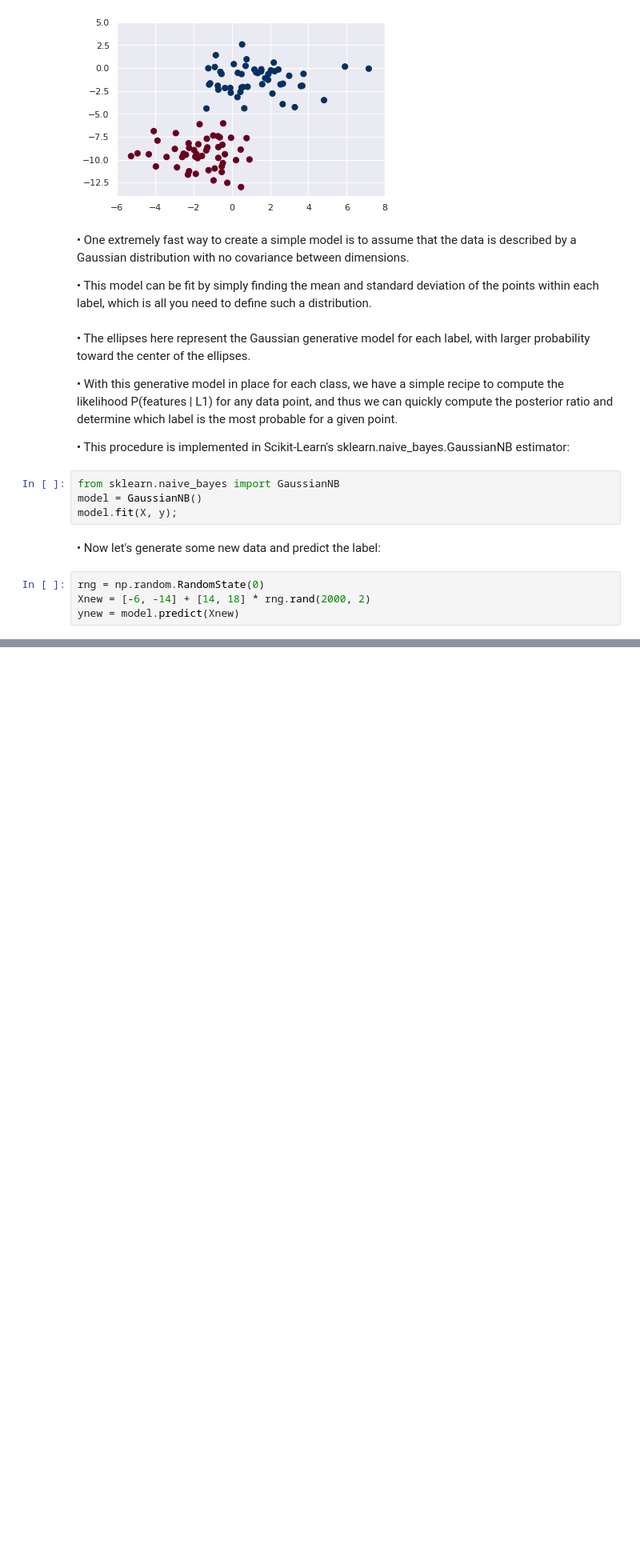
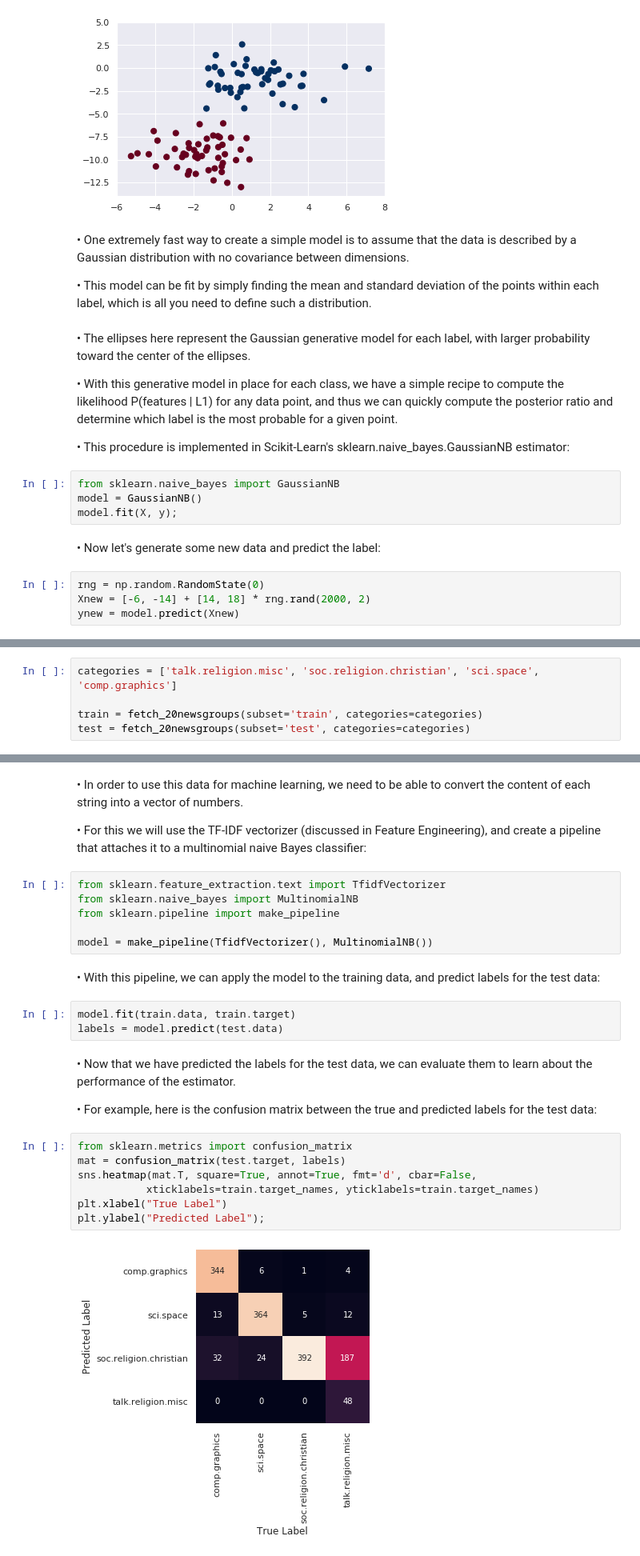
Before and after one commit to rajesh1994/python_excercise_programiz, a Jupyter notebook: python/12_scikit_learn/4. In Depth - Naive Bayes Classification.ipynb, the cells around one changed output, grey strips where cells are left out. Shown: that part at 80% size. Cells and saved outputs as stored; diff of their text form; blank space fills up the shorter version.

```diff
--- a/python/12_scikit_learn/4. In Depth - Naive Bayes Classification.ipynb
+++ b/python/12_scikit_learn/4. In Depth - Naive Bayes Classification.ipynb
@@ -93,0 +163,5 @@ array([[ 1.68338905, -1.12659141],
+# %%
+categories = ['talk.religion.misc', 'soc.religion.christian', 'sci.space', 'comp.graphics']
+
+train = fetch_20newsgroups(subset='train', categories=categories)
+test = fetch_20newsgroups(subset='test', categories=categories)
@@ -93,0 +190,28 @@ array([[ 1.68338905, -1.12659141],
+# %% [markdown]
+• In order to use this data for machine learning, we need to be able to convert the content of each string into a vector of numbers.
+
+• For this we will use the TF-IDF vectorizer (discussed in Feature Engineering), and create a pipeline that attaches it to a multinomial naive Bayes classifier:
+# %%
+from sklearn.feature_extraction.text import TfidfVectorizer
+from sklearn.naive_bayes import MultinomialNB
+from sklearn.pipeline import make_pipeline
+
+model = make_pipeline(TfidfVectorizer(), MultinomialNB())
+# %% [markdown]
+• With this pipeline, we can apply the model to the training data, and predict labels for the test data:
+# %%
+model.fit(train.data, train.target)
+labels = model.predict(test.data)
+# %% [markdown]
+• Now that we have predicted the labels for the test data, we can evaluate them to learn about the performance of the estimator.
+
+• For example, here is the confusion matrix between the true and predicted labels for the test data:
+# %%
+from sklearn.metrics import confusion_matrix
+mat = confusion_matrix(test.target, labels)
+sns.heatmap(mat.T, square=True, annot=True, fmt='d', cbar=False,
+           xticklabels=train.target_names, yticklabels=train.target_names)
+plt.xlabel("True Label")
+plt.ylabel("Predicted Label");
+# %% [output]
+[figure, added]
```
Also changed, not shown: parts of 20 cells of this notebook.
